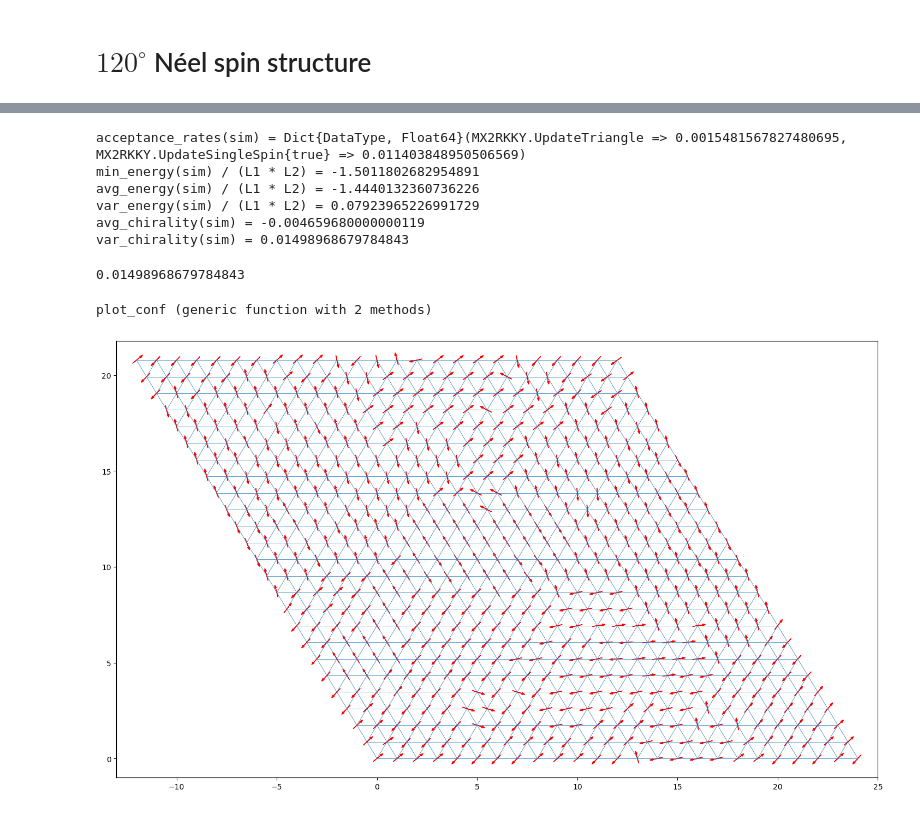
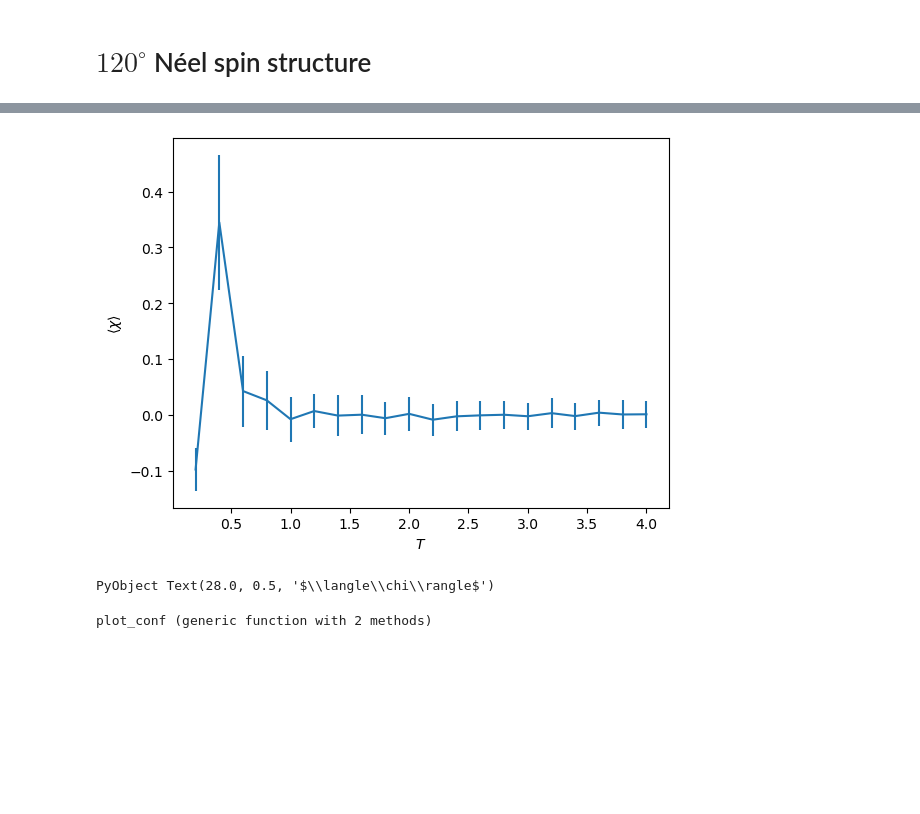
Before and after one commit to krivenko/MX2RKKY.jl, a Jupyter notebook: notebooks/Neel.ipynb, the cells around one changed output, grey strips where cells are left out. Drawn from its saved outputs; the diff is of its cells as text; code cells hidden in the pictures; blank space fills up the shorter version.

Commit message:
Neel: Calculations in absence of RKKY interaction

```diff
--- a/notebooks/Neel.ipynb
+++ b/notebooks/Neel.ipynb
@@ -16,22 +23,27 @@ Precompiling MX2RKKY
 # %%
-L1, L2 = 25, 25
+Vpar = 0.0
 
-# Temperature
-T = 0.01
-# Heisenberg parameters
-Jpar = 1.0
-Jperp = 0.0
-# RKKY parameters
-Vpar = 0.0
-Vperp = 0.0
-λ = 0.05 # k_F a_0
+# Temperature scan
+T_range = 0.2:0.2:4.0
 
-n_cycles = 10000
-n_warmup_cycles = 1000
+n_cycles = 2000
+n_warmup_cycles = 100
 cycle_length = 50
 
-rng = MersenneTwister(123456)
-conf = Configuration(L1, L2, rng, inplane=true)
+χ_avg = []
+χ_var = []
 
-sim = MCSimulation(conf, β=1/T, Jpar=Jpar, Jperp=Jperp, Vpar=Vpar, Vperp=Vperp, λ=λ, Vrenormalize=false)
-run!(sim, n_cycles=n_cycles, n_warmup_cycles=n_warmup_cycles, cycle_length=cycle_length, inplane=true, update_triangle_prob=0.1)
+for T in T_range
+    rng = MersenneTwister(123456)
+    conf = Configuration(L1, L2, rng, inplane=true)
+    sim = MCSimulation(conf, β=1/T, Jpar=Jpar, Jperp=Jperp, Vpar=Vpar, Vperp=Vperp, λ=λ, Vrenormalize=false)
+    run!(sim, n_cycles=n_cycles, n_warmup_cycles=n_warmup_cycles, cycle_length=cycle_length, inplane=true, update_triangle_prob=0.1)
+
+    @show T
+    @show acceptance_rates(sim)
+    @show avg_chirality(sim)
+    @show var_chirality(sim)
+
+    push!(χ_avg, avg_chirality(sim))
+    push!(χ_var, var_chirality(sim))
+end
@@ -38,19 +100,8 @@ run!(sim, n_cycles=n_cycles, n_warmup_cycles=n_warmup_cycles, cycle_length=cycle
-# %%
-@show acceptance_rates(sim)
-
-@show min_energy(sim) / (L1 * L2)
-
-@show avg_energy(sim) / (L1 * L2)
-@show var_energy(sim) / (L1 * L2)
-
-@show avg_chirality(sim)
-@show var_chirality(sim)
-# %% [output]
-acceptance_rates(sim) = Dict{DataType, Float64}(MX2RKKY.UpdateTriangle => 0.0015481567827480695, MX2RKKY.UpdateSingleSpin{true} => 0.011403848950506569)
-min_energy(sim) / (L1 * L2) = -1.5011802682954891
-avg_energy(sim) / (L1 * L2) = -1.4440132360736226
-var_energy(sim) / (L1 * L2) = 0.07923965226991729
-avg_chirality(sim) = -0.004659680000000119
-var_chirality(sim) = 0.01498968679784843
-0.01498968679784843
+# %%
+plt.errorbar(collect(T_range), χ_avg, yerr=χ_var)
+plt.xlabel(raw"$T$")
+plt.ylabel(raw"$\langle\chi\rangle$")
+# %% [output]
+[figure, added]
+PyObject Text(28.0, 0.5, '$\\langle\\chi\\rangle$')
 # %%
@@ -99,7 +148,3 @@ function plot_conf(conf::MX2RKKY.Configuration, plot_scale::Float64 = 0.5)
 end
 # %% [output]
 plot_conf (generic function with 2 methods)
-# %%
-plot_conf(sim.conf)
-# %% [output]
-[figure, removed]
```
Also changed, not shown: parts of 6 cells of this notebook.
